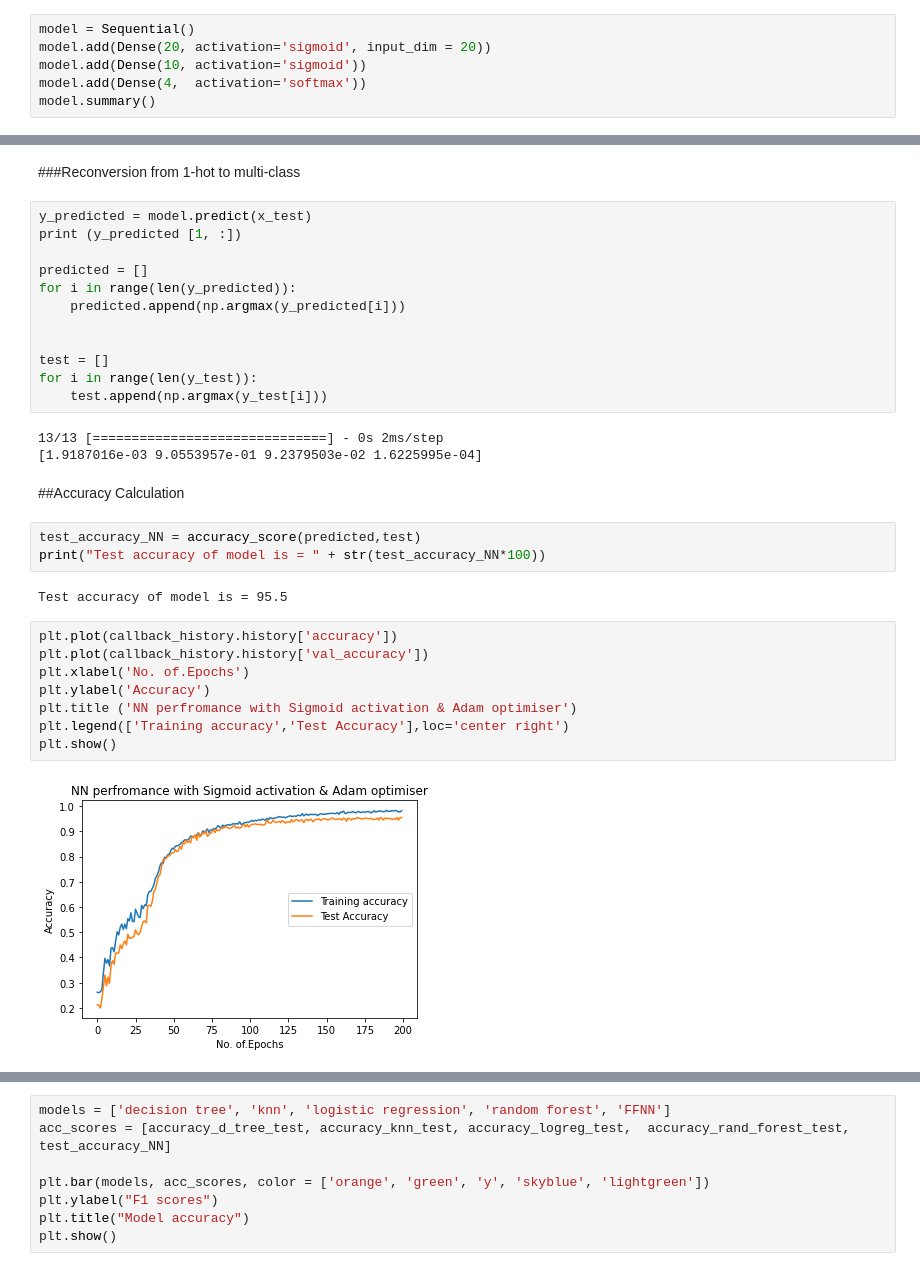
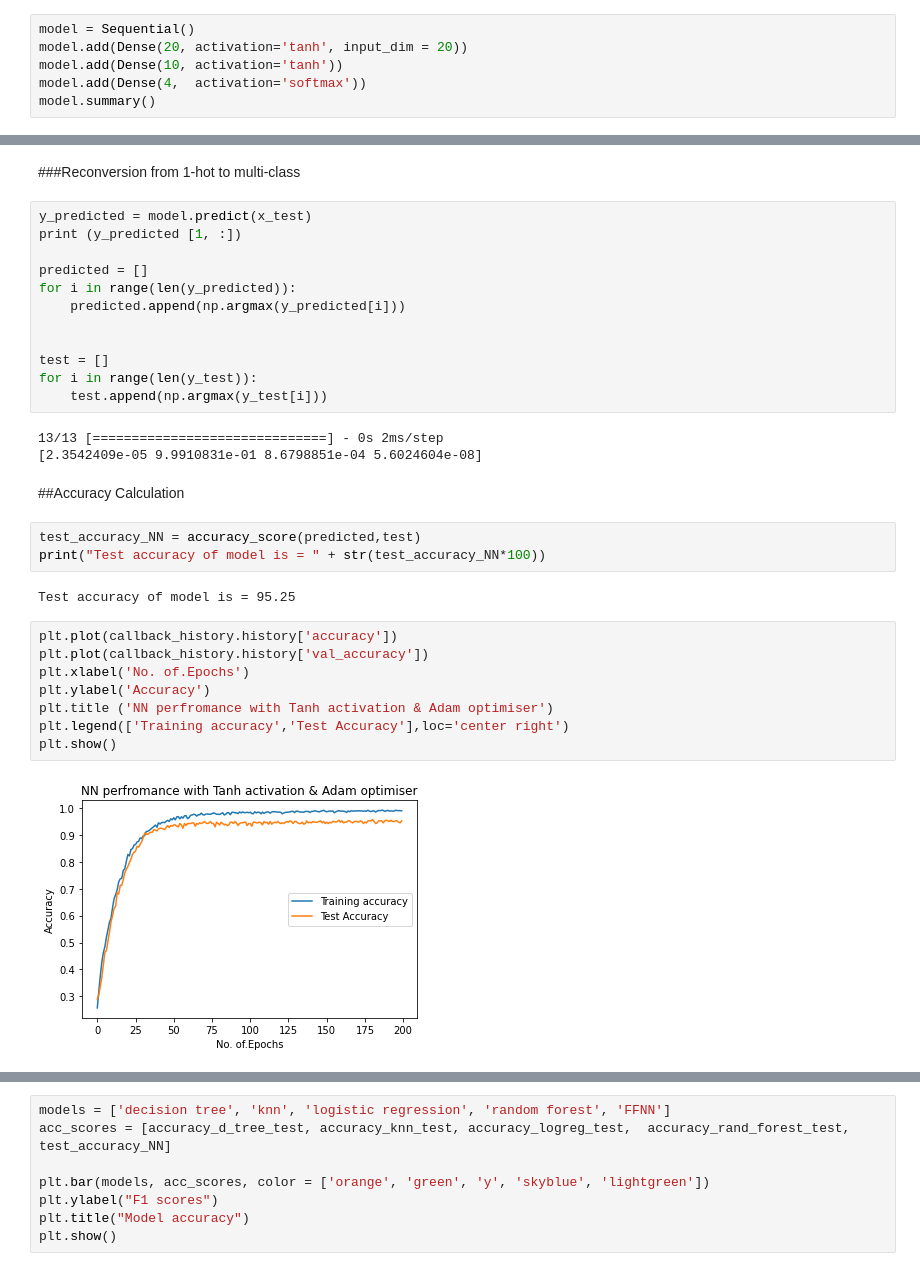
Before and after one commit to chiranjanroy/gr-limesdr, a Jupyter notebook: CS725_FML_Course_project.ipynb, the cells around one changed output, grey strips where cells are left out. Cells and saved outputs as stored; diff of their text form.

```diff
--- a/CS725_FML_Course_project.ipynb
+++ b/CS725_FML_Course_project.ipynb
@@ -567,8 +568,8 @@ x_train, x_test, y_train, y_test = train_test_split(x, y, test_size=0.20, random
 ##Model Hyper-Parameters
 # %%
 model = Sequential()
-model.add(Dense(20, activation='sigmoid', input_dim = 20))
-model.add(Dense(10, activation='sigmoid'))
+model.add(Dense(20, activation='tanh', input_dim = 20))
+model.add(Dense(10, activation='tanh'))
 model.add(Dense(4,  activation='softmax'))
 model.summary()
 # %% [output]
@@ -625,24 +626,24 @@ for i in range(len(y_test)):
     test.append(np.argmax(y_test[i]))
 # %% [output]
 13/13 [==============================] - 0s 2ms/step
-[1.9187016e-03 9.0553957e-01 9.2379503e-02 1.6225995e-04]
+[2.3542409e-05 9.9910831e-01 8.6798851e-04 5.6024604e-08]
 # %% [markdown]
 ##Accuracy Calculation
 # %%
 test_accuracy_NN = accuracy_score(predicted,test)
 print("Test accuracy of model is = " + str(test_accuracy_NN*100))
 # %% [output]
-Test accuracy of model is = 95.5
+Test accuracy of model is = 95.25
 # %%
 plt.plot(callback_history.history['accuracy'])
 plt.plot(callback_history.history['val_accuracy'])
 plt.xlabel('No. of.Epochs')
 plt.ylabel('Accuracy')
-plt.title ('NN perfromance with Sigmoid activation & Adam optimiser')
+plt.title ('NN perfromance with Tanh activation & Adam optimiser')
 plt.legend(['Training accuracy','Test Accuracy'],loc='center right')
 plt.show()
 # %% [output]
-[figure, old version]
+[figure, new version]
 # %%
 plt.plot(callback_history.history['loss'])
 plt.plot(callback_history.history['val_loss'])
```
Also changed, not shown: parts of 4 cells of this notebook.
